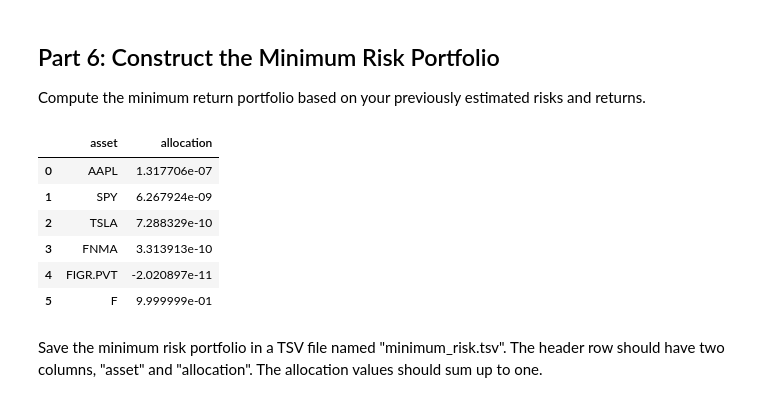
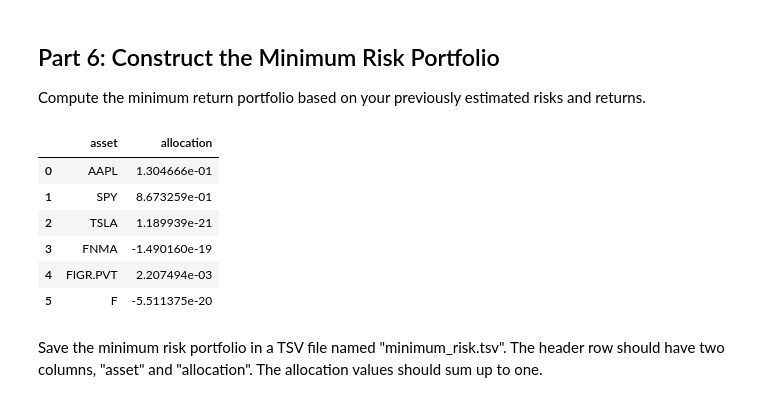
Before and after one commit to cfornesa/dx704-project-01, a Jupyter notebook: project.ipynb, the cells around one changed output. Saved outputs shown, nothing was run; the diff lists cells and outputs as text; code cells hidden in the pictures.

```diff
--- a/project.ipynb
+++ b/project.ipynb
@@ -240,30 +240,30 @@ Compute the minimum return portfolio based on your previously estimated risks an
 # %%
 # YOUR CHANGES HERE
 
 # Expected returns vector:
 mu_min = estimated_returns['estimated_return'].to_numpy()
 assets = estimated_returns['asset'].to_numpy()
 
 n_min = len(mu_min)
 x_min = cp.Variable(n_min)
 
 # Minimum return
-min_objective = cp.Minimize(mu_min @ x_min)
+min_objective = cp.Minimize(x_min.T @ estimated_covariance.to_numpy() @ x_min)
 min_constraints = [x_min >= 0, cp.sum(x_min) == 1]
 min_prob = cp.Problem(min_objective, min_constraints)
 min_prob.solve()
 
 # Segment into two columns
 minimum_return = pd.DataFrame({'asset': estimated_returns['asset'].values, 'allocation': x_min.value})
 minimum_return
 # %% [output]
 |  | asset | allocation |
-| 0 | AAPL | 1.317706e-07 |
-| 1 | SPY | 6.267924e-09 |
-| 2 | TSLA | 7.288329e-10 |
-| 3 | FNMA | 3.313913e-10 |
-| 4 | FIGR.PVT | -2.020897e-11 |
-| 5 | F | 9.999999e-01 |
+| 0 | AAPL | 1.304666e-01 |
+| 1 | SPY | 8.673259e-01 |
+| 2 | TSLA | 1.189939e-21 |
+| 3 | FNMA | -1.490160e-19 |
+| 4 | FIGR.PVT | 2.207494e-03 |
+| 5 | F | -5.511375e-20 |
 # %% [markdown]
 Save the minimum risk portfolio in a TSV file named "minimum_risk.tsv".
 The header row should have two columns, "asset" and "allocation".
```
Also changed, not shown: parts of 5 cells of this notebook, 6 other files.
